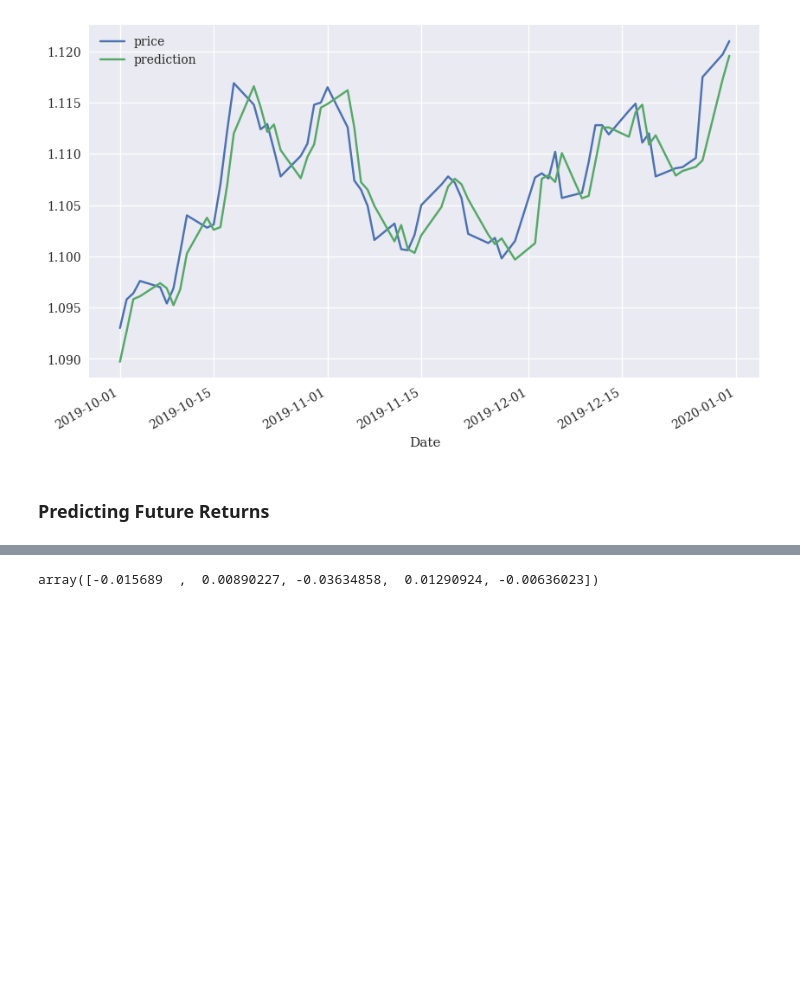
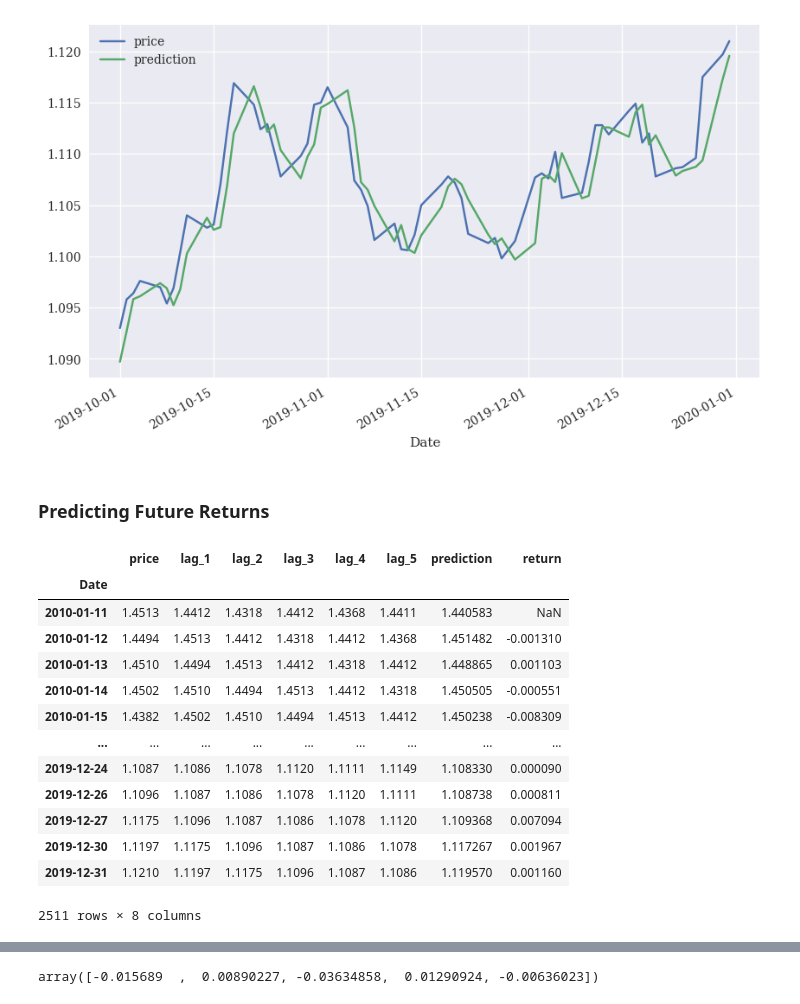
Before and after one commit to samawi/algo-python-template, a Jupyter notebook: ch05/05_pyalgo.ipynb, the cells around one changed output, grey strips where cells are left out. Cells and saved outputs as stored; diff of their text form; code cells hidden in the pictures; blank space fills up the shorter version.

Commit message:
Ch5 predict future returns

```diff
--- a/ch05/05_pyalgo.ipynb
+++ b/ch05/05_pyalgo.ipynb
@@ -153,6 +218,23 @@ data[['price', 'prediction']].loc['2019-10-1':].plot(
 # %%
 data['return'] = np.log(data['price'] /
                          data['price'].shift(1))
+# %%
+data
+# %% [output]
+|  | price | lag_1 | lag_2 | lag_3 | lag_4 | lag_5 | prediction | return |
+| Date |  |  |  |  |  |  |  |  |
+| 2010-01-11 | 1.4513 | 1.4412 | 1.4318 | 1.4412 | 1.4368 | 1.4411 | 1.440583 | NaN |
+| 2010-01-12 | 1.4494 | 1.4513 | 1.4412 | 1.4318 | 1.4412 | 1.4368 | 1.451482 | -0.001310 |
+| 2010-01-13 | 1.4510 | 1.4494 | 1.4513 | 1.4412 | 1.4318 | 1.4412 | 1.448865 | 0.001103 |
+| 2010-01-14 | 1.4502 | 1.4510 | 1.4494 | 1.4513 | 1.4412 | 1.4318 | 1.450505 | -0.000551 |
+| 2010-01-15 | 1.4382 | 1.4502 | 1.4510 | 1.4494 | 1.4513 | 1.4412 | 1.450238 | -0.008309 |
+| ... | ... | ... | ... | ... | ... | ... | ... | ... |
+| 2019-12-24 | 1.1087 | 1.1086 | 1.1078 | 1.1120 | 1.1111 | 1.1149 | 1.108330 | 0.000090 |
+| 2019-12-26 | 1.1096 | 1.1087 | 1.1086 | 1.1078 | 1.1120 | 1.1111 | 1.108738 | 0.000811 |
+| 2019-12-27 | 1.1175 | 1.1096 | 1.1087 | 1.1086 | 1.1078 | 1.1120 | 1.109368 | 0.007094 |
+| 2019-12-30 | 1.1197 | 1.1175 | 1.1096 | 1.1087 | 1.1086 | 1.1078 | 1.117267 | 0.001967 |
+| 2019-12-31 | 1.1210 | 1.1197 | 1.1175 | 1.1096 | 1.1087 | 1.1086 | 1.119570 | 0.001160 |
+2511 rows × 8 columns
 # %%
 data.dropna(inplace=True)
 # %%
```
Also changed, not shown: parts of 82 cells of this notebook.
